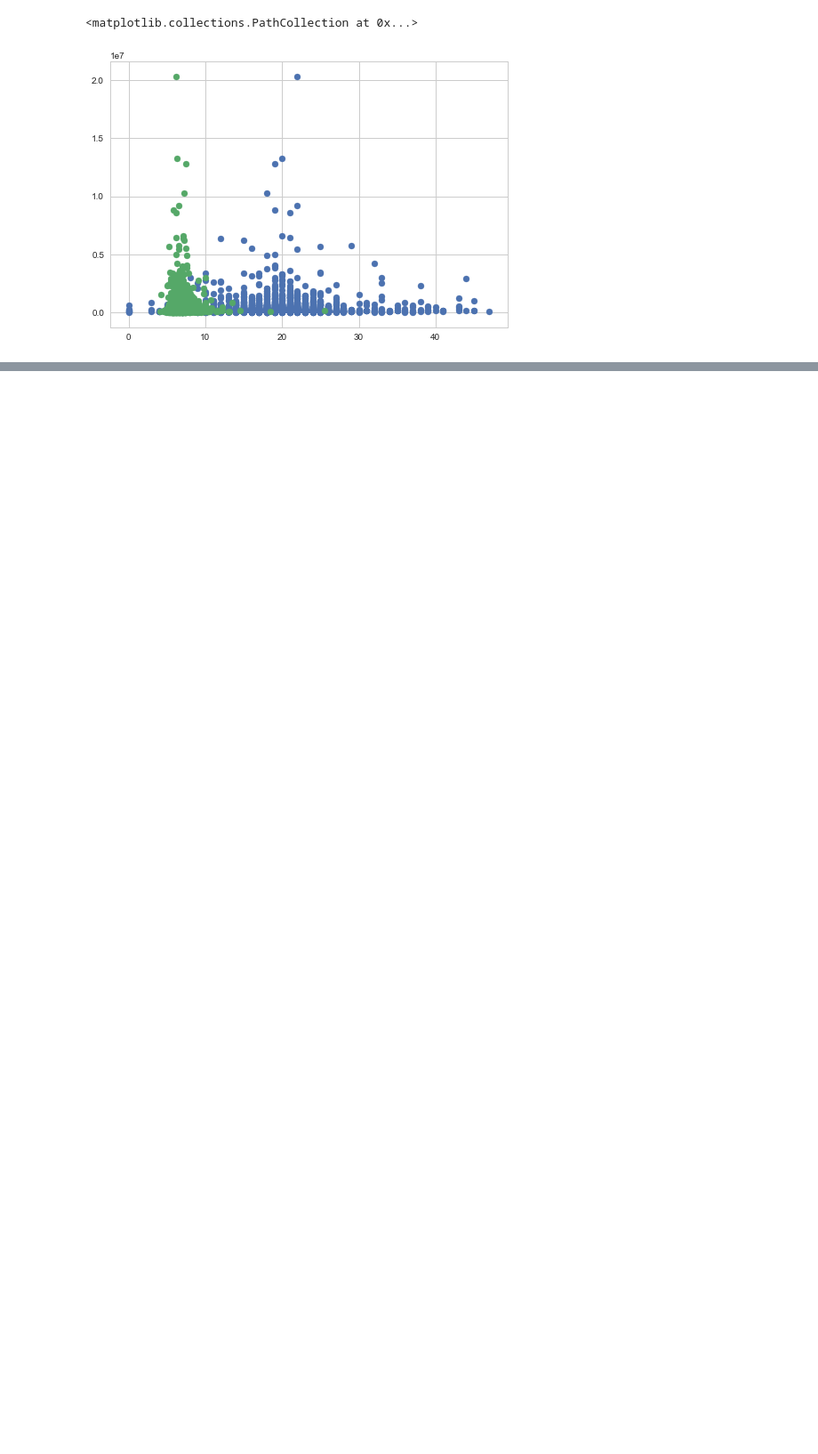
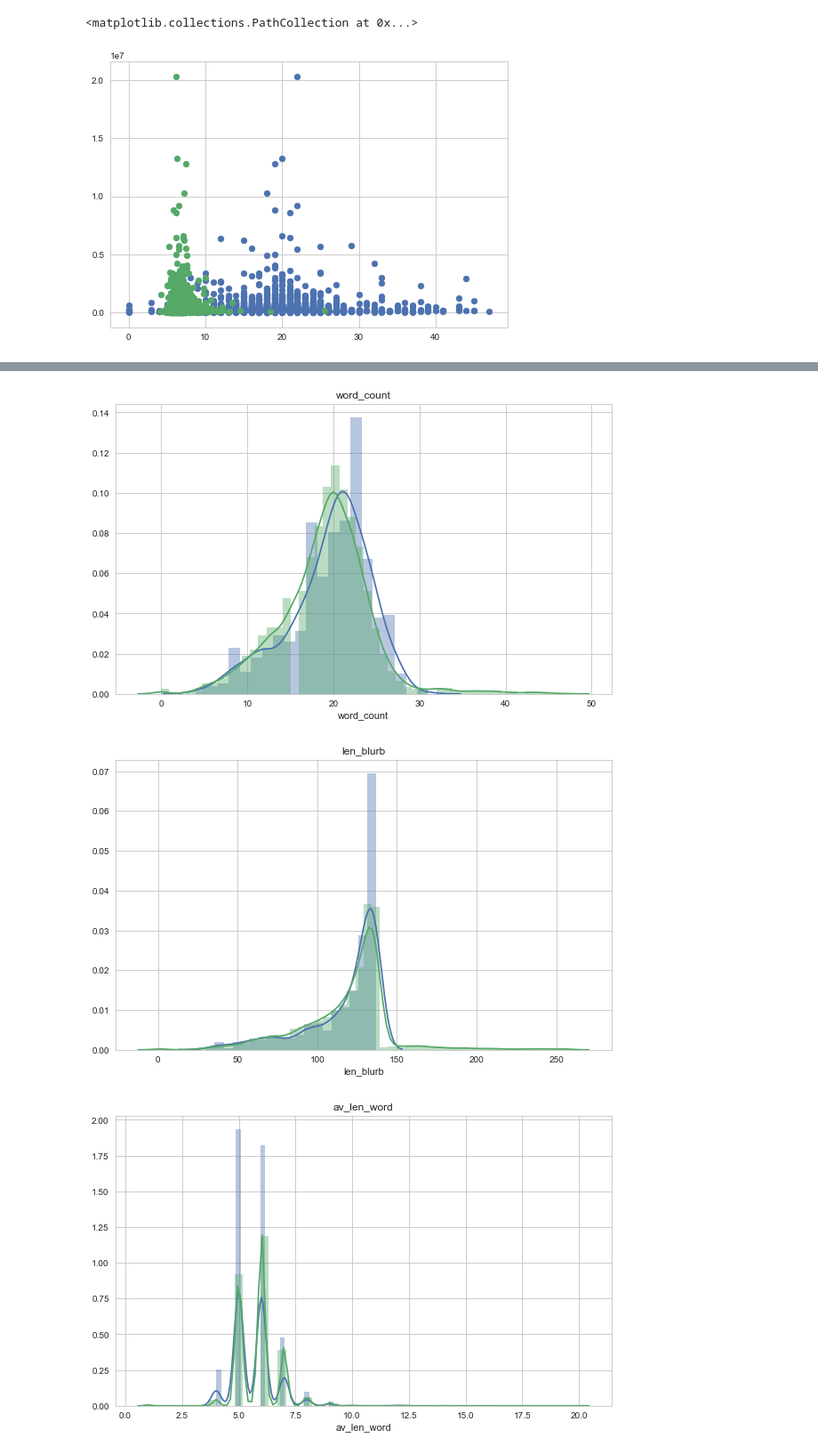
Before and after one commit to iwls/kickstarter, a Jupyter notebook: BDC2_Kickstarter_Project.ipynb, the cells around one changed output, grey strips where cells are left out. Shown: that part at 89% size. Drawn from its saved outputs; the diff is of its cells as text; code cells hidden in the pictures; blank space fills up the shorter version.

```diff
--- a/BDC2_Kickstarter_Project.ipynb
+++ b/BDC2_Kickstarter_Project.ipynb
@@ -118,0 +139,33 @@ plt.scatter(df2.blurb_alpw,df2['amt.pledged'])
+# %%
+aa = df['end.time'].dt.week == 43
+ab = df['percentage.funded'].between(0,60)
+
+ba = df['end.time'].dt.week == 44
+bb = df['percentage.funded'].between(0,35)
+
+ca = df['end.time'].dt.week == 45
+cb = df['percentage.funded'].between(0,10)
+fail = pd.concat([df[(aa) & (ab)],df[(ba) & (bb)],df[(ca) & (cb)]])
+# %%
+#create features word_count / average word length / length blurb
+fail['word_count'] = fail.blurb.str.split().apply(len)
+fail['av_len_word'] = fail.blurb.str.len()/(fail.blurb.str.count(" ") + 1)
+fail['len_blurb'] = fail.blurb.str.len()
+
+df2['word_count'] = df2.blurb.str.split().apply(len)
+df2['av_len_word'] = df2.blurb.str.len()/(df2.blurb.str.count(" ") + 1)
+df2['len_blurb'] = df2.blurb.str.len()
+
+fail['av_len_word'] = fail['av_len_word'].astype('int64')
+df2['av_len_word'] = df2['av_len_word'].astype('int64')
+# %%
+blurb_features = ['word_count','len_blurb','av_len_word']
+for i in range(0,len(blurb_features)):
+    plt.figure(figsize=(10,6))
+    plt.title(blurb_features[i])
+    sns.distplot(fail[blurb_features[i]])
+    sns.distplot(df2[blurb_features[i]])
+# %% [output]
+[figure, added]
+[figure, added]
+[figure, added]
```
Also changed, not shown: parts of 8 cells of this notebook, 2 other files.
